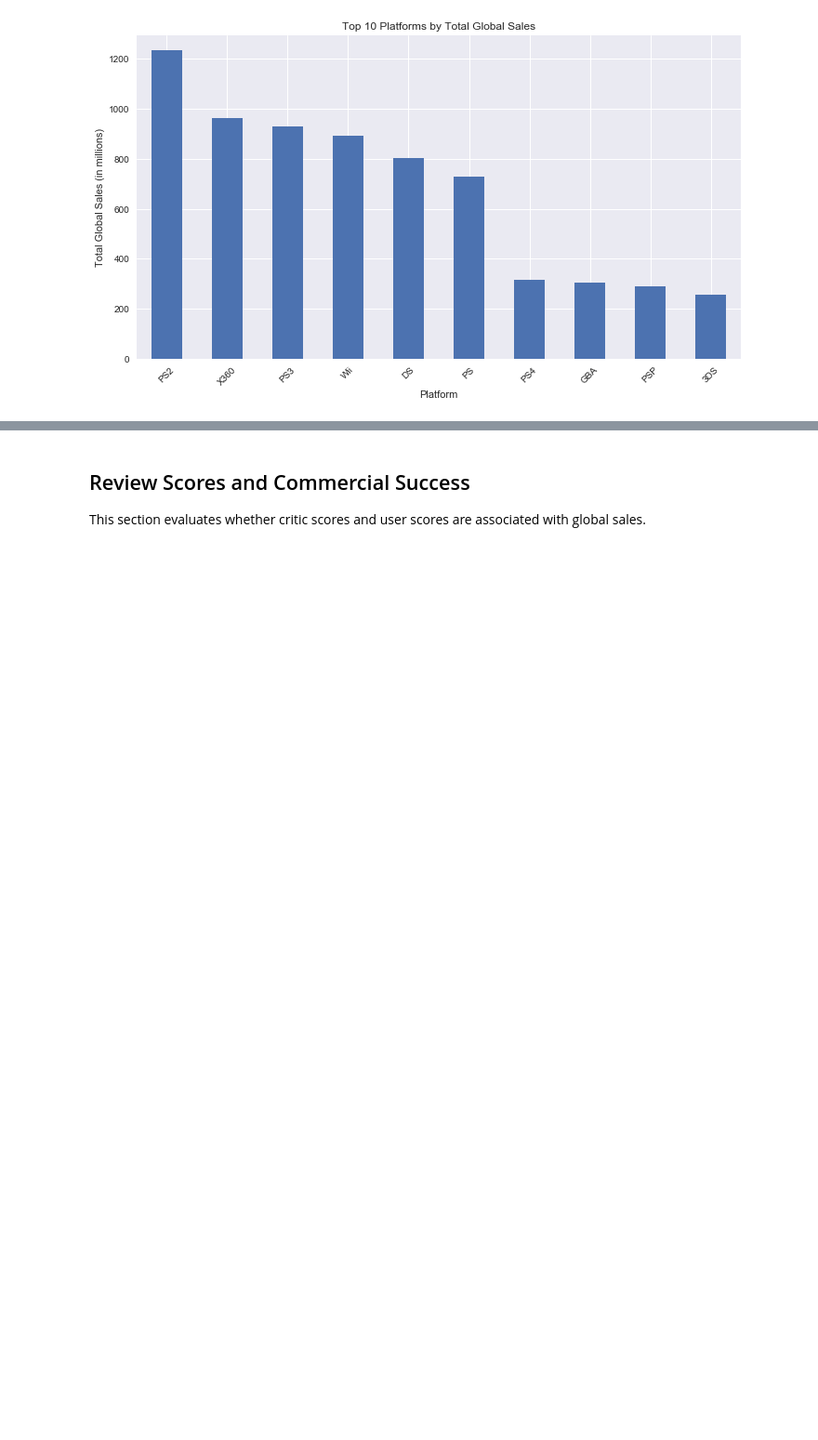
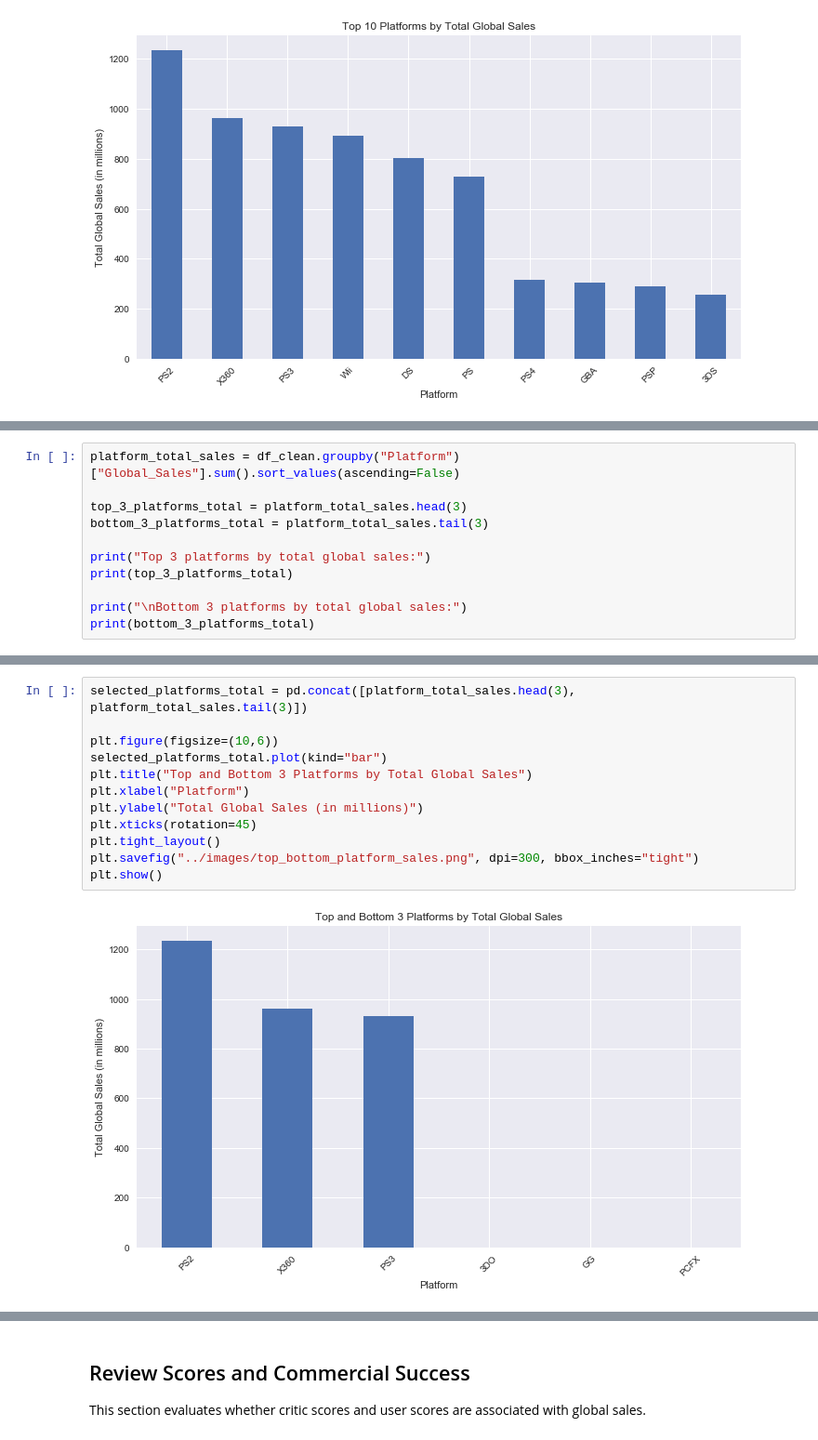
Before and after one commit to maincato/video-game-success-analysis, a Jupyter notebook: notebooks/video_game_success_analysis.ipynb, the cells around one changed output, grey strips where cells are left out. Shown at 93% size. Cells and saved outputs as stored; diff of their text form; blank space fills up the shorter version.

```diff
--- a/notebooks/video_game_success_analysis.ipynb
+++ b/notebooks/video_game_success_analysis.ipynb
@@ -156,0 +202,11 @@ This chart shows total **video game sales by platform** within the dataset, not
+# %%
+platform_total_sales = df_clean.groupby("Platform")["Global_Sales"].sum().sort_values(ascending=False)
+
+top_3_platforms_total = platform_total_sales.head(3)
+bottom_3_platforms_total = platform_total_sales.tail(3)
+
+print("Top 3 platforms by total global sales:")
+print(top_3_platforms_total)
+
+print("\nBottom 3 platforms by total global sales:")
+print(bottom_3_platforms_total)
@@ -156,0 +227,14 @@ This chart shows total **video game sales by platform** within the dataset, not
+# %%
+selected_platforms_total = pd.concat([platform_total_sales.head(3), platform_total_sales.tail(3)])
+
+plt.figure(figsize=(10,6))
+selected_platforms_total.plot(kind="bar")
+plt.title("Top and Bottom 3 Platforms by Total Global Sales")
+plt.xlabel("Platform")
+plt.ylabel("Total Global Sales (in millions)")
+plt.xticks(rotation=45)
+plt.tight_layout()
+plt.savefig("../images/top_bottom_platform_sales.png", dpi=300, bbox_inches="tight")
+plt.show()
+# %% [output]
+[figure, added]
```
Also changed, not shown: parts of 10 cells of this notebook.
